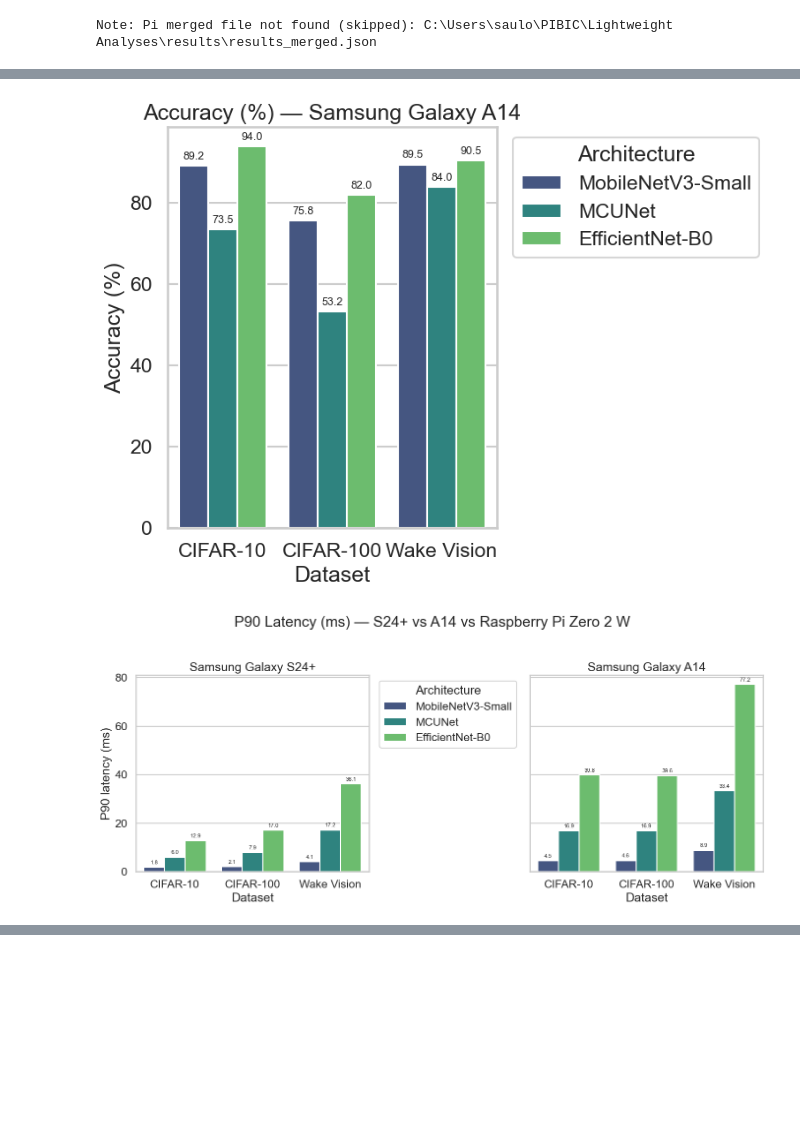
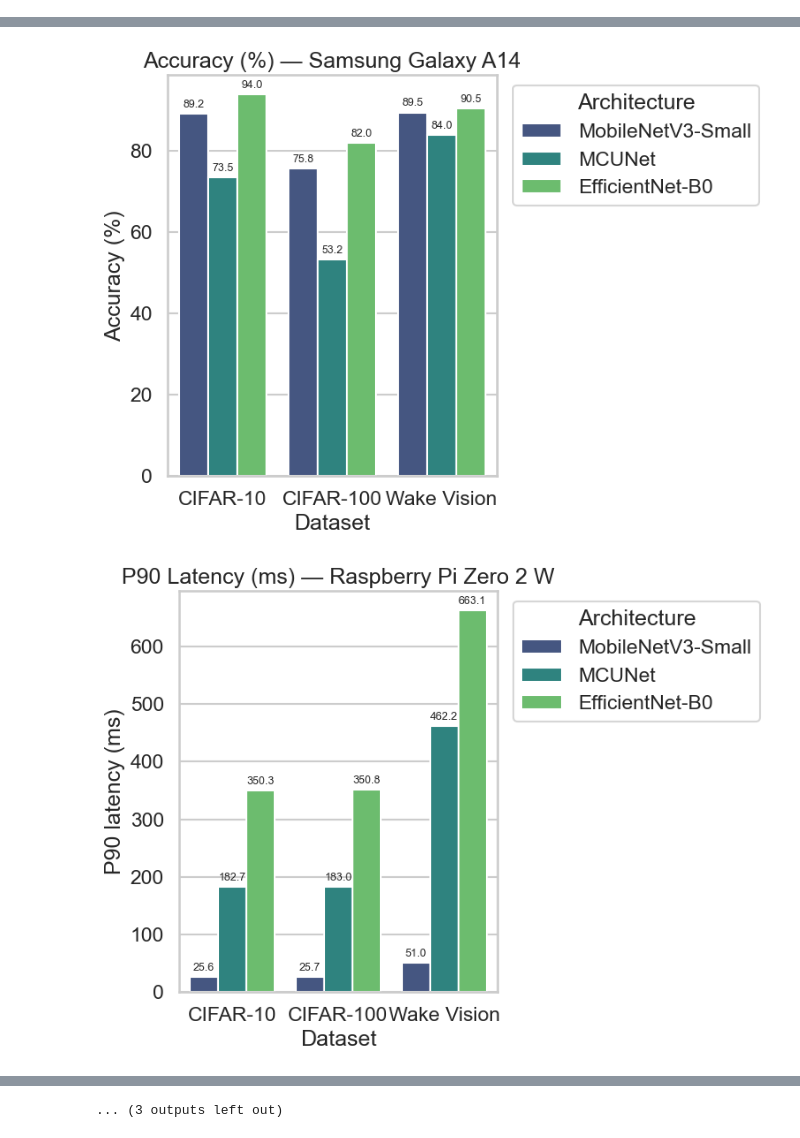
Before and after one commit to saulolv/Lightweight-Analyses, a Jupyter notebook: notebooks/latency_analyses.ipynb, the cells around one changed output, grey strips where cells are left out. Cells and saved outputs as stored; diff of their text form; code cells hidden in the pictures; blank space fills up the shorter version.

```diff
--- a/notebooks/latency_analyses.ipynb
+++ b/notebooks/latency_analyses.ipynb
@@ -41,7 +41,7 @@ android_runs = {
     ],
 }
 
-PI_MERGED_FILE = ROOT / "results/results_merged.json"
+PI_MERGED_FILE = ROOT / "results/raspberry/results/results_merged.json"
 
 DATASET_DISPLAY = {
     "cifar10": "CIFAR-10",
@@ -54,11 +54,13 @@ DATASET_DISPLAY = {
 
 MODEL_DISPLAY = {
     "efficientnetb0": "EfficientNet-B0",
+    "efficientnet_b0": "EfficientNet-B0",
     "efficientnet-b0": "EfficientNet-B0",
     "efficientnet": "EfficientNet-B0",
     "lcnn": "MCUNet",
     "mcunet": "MCUNet",
     "mobilenetv3small": "MobileNetV3-Small",
+    "mobilenetv3_small": "MobileNetV3-Small",
     "mobilenetv3-small": "MobileNetV3-Small",
     "mobilenet": "MobileNetV3-Small",
 }
@@ -69,7 +71,8 @@ def normalize_dataset_name(name: str) -> str:
 
 def normalize_model_name(name: str) -> str:
     key = str(name).strip()
-    return MODEL_DISPLAY.get(key, MODEL_DISPLAY.get(key.lower(), name))
+    normalized = key.lower().replace(" ", "")
+    return MODEL_DISPLAY.get(key, MODEL_DISPLAY.get(normalized, name))
 
 def base_model_from_android(name: str) -> str:
     n = str(name).lower()
@@ -90,17 +93,18 @@ def load_pi_merged_report(path):
     rows = []
     with open(path, "r", encoding="utf-8") as f:
         report = json.load(f)
+    datasets = report.get("datasets", report)
 
-    for ds_key, ds_block in report.items():
+    for ds_key, ds_block in datasets.items():
         ds_name = normalize_dataset_name(ds_key)
+        models = ds_block.get("models", {})
 
-        models = ds_block.get("models", {})
         for model_key, m in models.items():
             model_name = normalize_model_name(m.get("model", model_key))
 
             p90 = float(m["latency_ms"]["p90"])
             avg = float(m["latency_ms"]["avg"])
-            throughput = float(m["throughput_imgs"])
+            throughput = float(m.get("throughput_imgs", m.get("throughput_img_s")))
             acc = float(m["accuracy"]) * 100.0
 
             mem_after = m.get("memoryUsageAfterBytes")
@@ -251,32 +255,31 @@ for col, ylabel in metrics:
         ax.set_ylabel(ylabel)
 
         for container in ax.containers:
             ax.bar_label(container, fmt="%.1f", padding=3, fontsize=8)
 
         used_axes.append(ax)
 
     if used_axes:
         handles, labels = used_axes[0].get_legend_handles_labels()
         for ax in used_axes[1:]:
             if ax.legend_:
                 ax.legend_.remove()
         if handles:
             used_axes[0].legend(handles, labels, title="Architecture", bbox_to_anchor=(1.02, 1), loc="upper left")
 
     fig.suptitle(f"{col} — S24+ vs A14 vs Raspberry Pi Zero 2 W", y=1.02)
     plt.tight_layout()
     plt.show()
 
 # =========================================================
 # 3) Tabela final
 # =========================================================
 display(df)
 # %% [output]
-Note: Pi merged file not found (skipped): C:\Users\saulo\PIBIC\Lightweight Analyses\results\results_merged.json
 [figure]
 [figure]
 [figure]
 [figure]
 [figure]
 [figure]
-[figure, old version]
+[figure, new version]
@@ -302,0 +291 @@ Note: Pi merged file not found (skipped): C:\Users\saulo\PIBIC\Lightweight Analy
+... (3 outputs left out)
```
Also changed, not shown: parts of 3 cells of this notebook, 27 other files.
